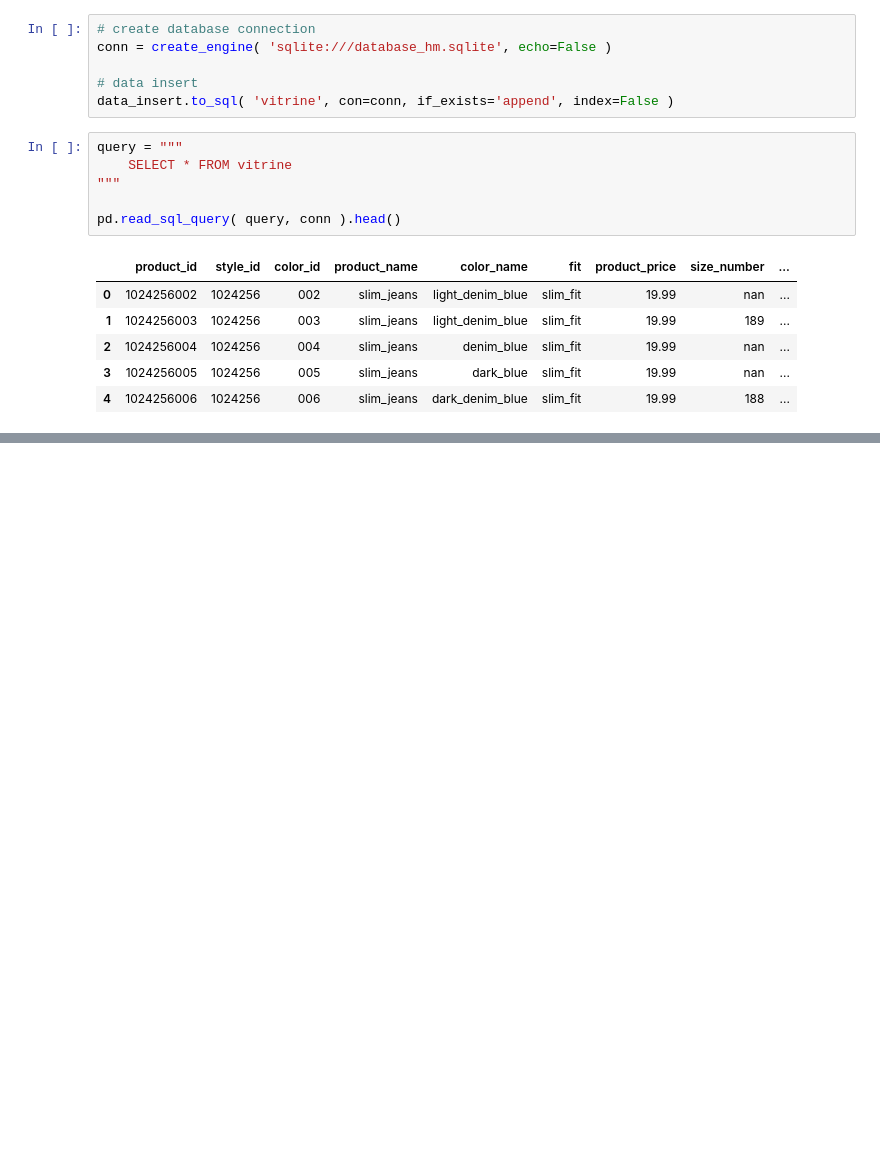
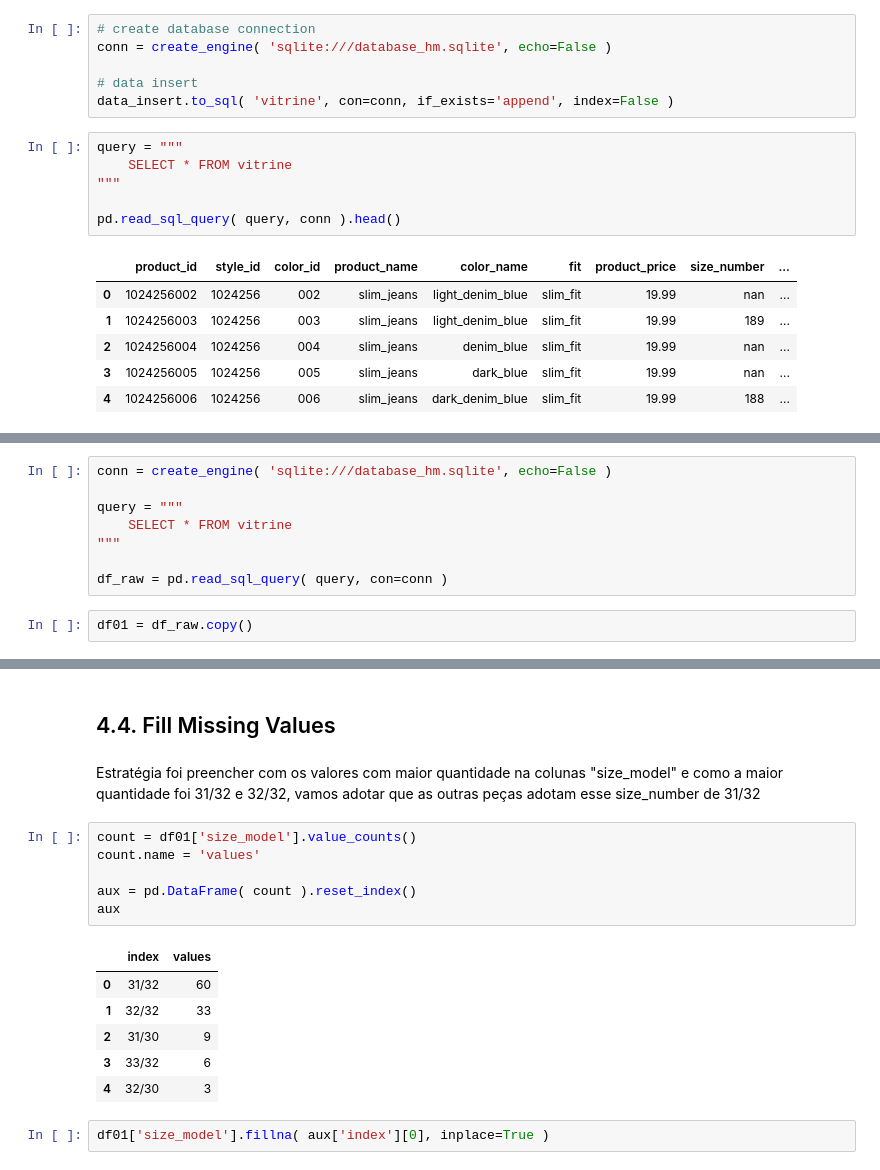
Before and after one commit to marcosvliras/H-M, a Jupyter notebook: HM_WB_FINAL.ipynb, the cells around one changed output, grey strips where cells are left out. Drawn from its saved outputs; the diff is of its cells as text; blank space fills up the shorter version.

```diff
--- a/HM_WB_FINAL.ipynb
+++ b/HM_WB_FINAL.ipynb
@@ -408,0 +343,10 @@ pd.read_sql_query( query, conn ).head()
+# %%
+conn = create_engine( 'sqlite:///database_hm.sqlite', echo=False )
+
+query = """
+    SELECT * FROM vitrine
+"""
+
+df_raw = pd.read_sql_query( query, con=conn )
+# %%
+df01 = df_raw.copy()
@@ -408,0 +431,19 @@ pd.read_sql_query( query, conn ).head()
+# %% [markdown]
+## 4.4. Fill Missing Values
+# %% [markdown]
+Estratégia foi preencher com os valores com maior quantidade na colunas "size_model" e como a maior quantidade foi 31/32 e 32/32, vamos adotar que as outras peças adotam esse size_number de 31/32
+# %%
+count = df01['size_model'].value_counts()
+count.name = 'values'
+
+aux = pd.DataFrame( count ).reset_index()
+aux
+# %% [output]
+|  | index | values |
+| 0 | 31/32 | 60 |
+| 1 | 32/32 | 33 |
+| 2 | 31/30 | 9 |
+| 3 | 33/32 | 6 |
+| 4 | 32/30 | 3 |
+# %%
+df01['size_model'].fillna( aux['index'][0], inplace=True )
```
Also changed, not shown: parts of 28 cells of this notebook, 1 other file.
